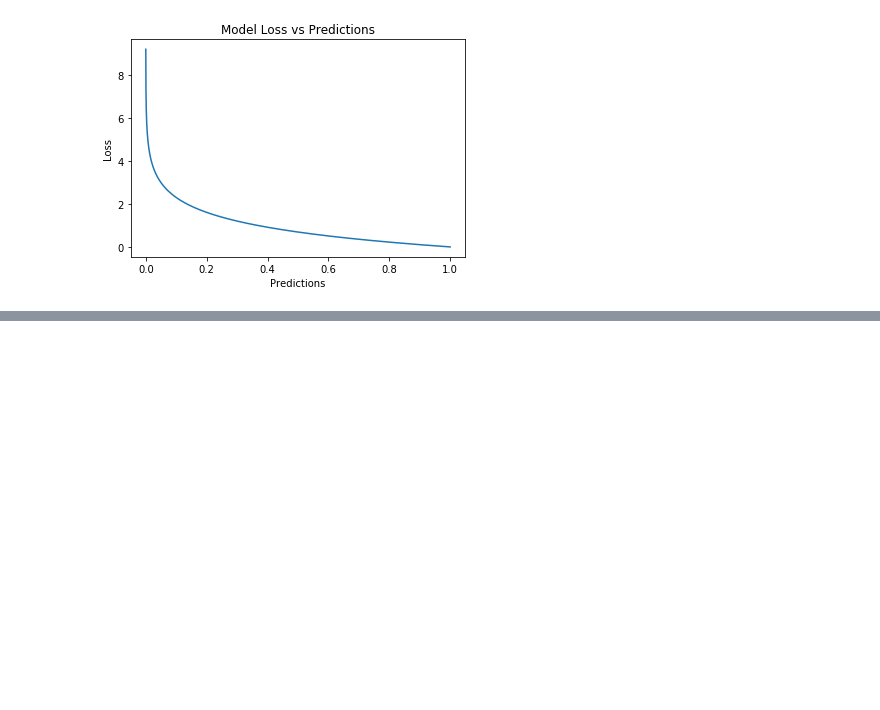
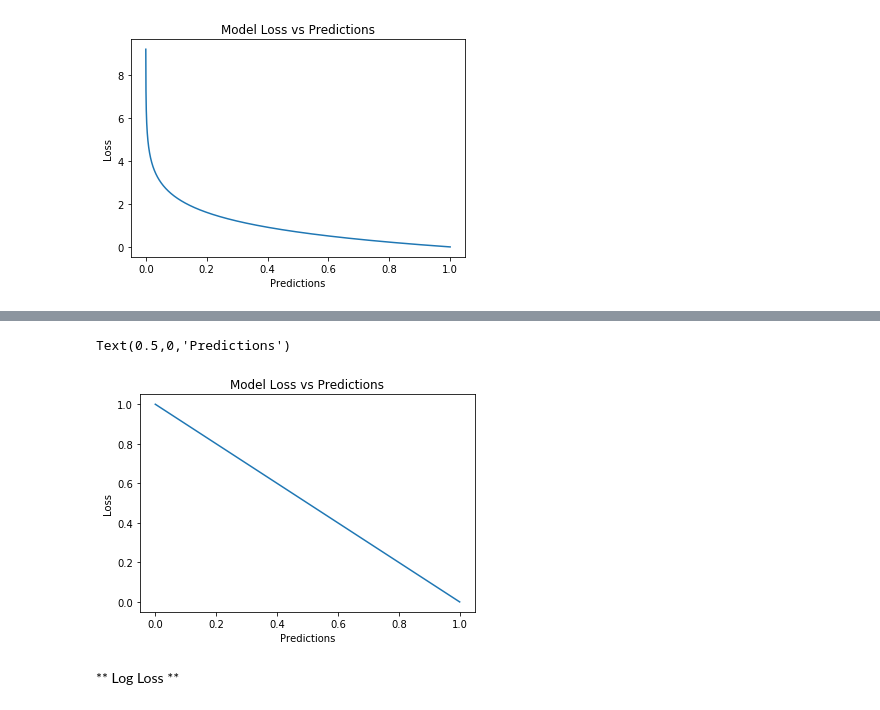
Before and after one commit to gowrishankarin/data_science, a Jupyter notebook: trading/refs/concepts/002_ClassificationLossFunctions.ipynb, the cells around one changed output, grey strips where cells are left out. Cells and saved outputs as stored; diff of their text form; code cells hidden in the pictures; blank space fills up the shorter version.

```diff
--- a/trading/refs/concepts/002_ClassificationLossFunctions.ipynb
+++ b/trading/refs/concepts/002_ClassificationLossFunctions.ipynb
@@ -40,0 +82,17 @@ Text(0.5,0,'Predictions')
+# %%
+def hinge(y, y_hat):
+    loss_hinge = np.max((0, (1 - y * y_hat)))
+    return np.sum(loss_hinge)
+# %%
+loss_hinge = [hinge(y[i], y_hat[i]) for i in range(len(y))]
+# %%
+plt.figure()
+plt.plot(y_hat, loss_hinge)
+plt.title('Model Loss vs Predictions')
+plt.ylabel('Loss')
+plt.xlabel('Predictions')
+# %% [output]
+Text(0.5,0,'Predictions')
+[figure, added]
+# %% [markdown]
+** Log Loss **
```
Also changed, not shown: parts of 19 cells of this notebook.
